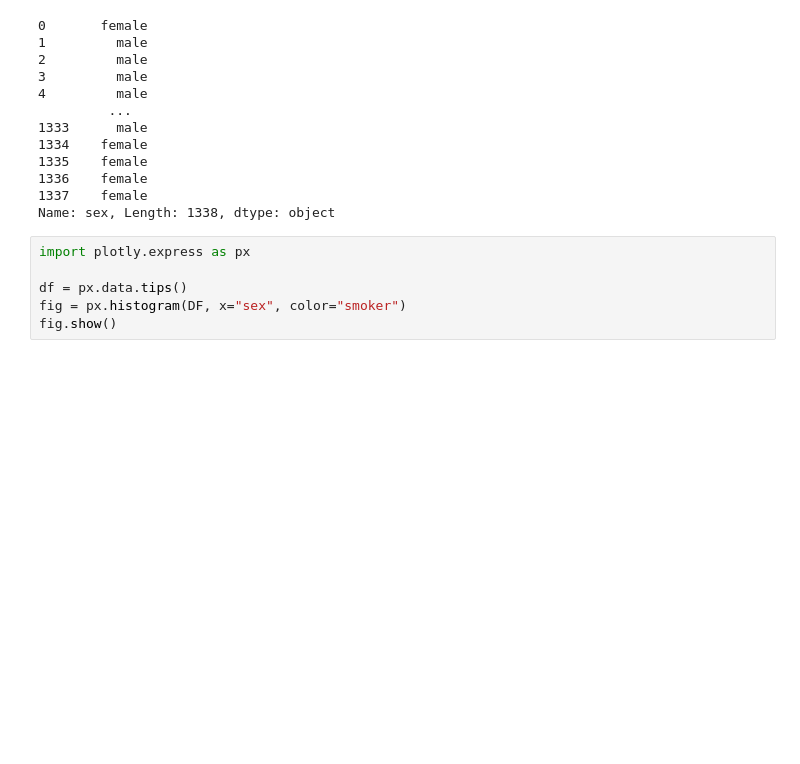
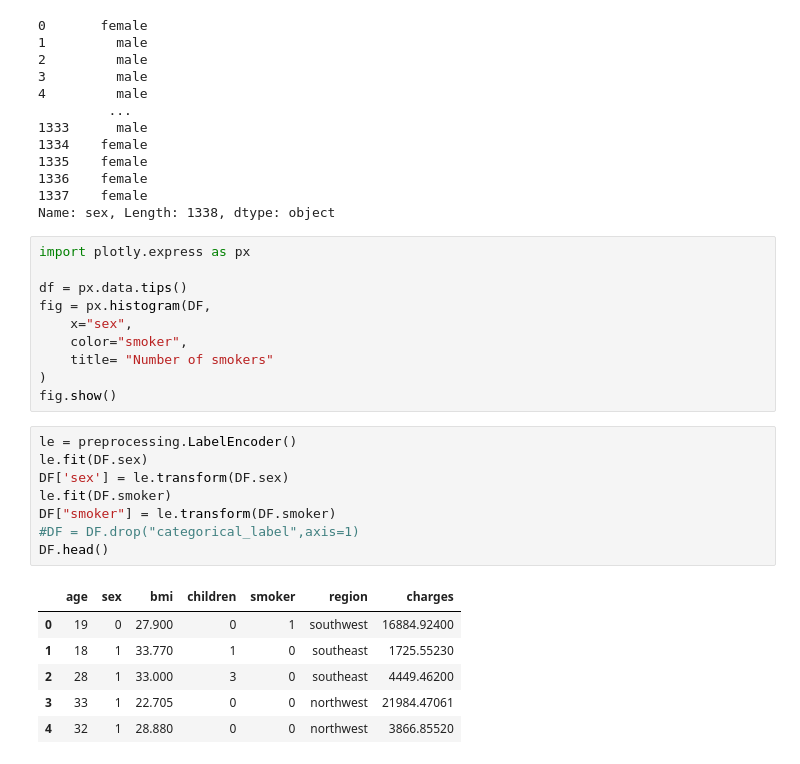
Before and after one commit to BanuelosCarlos/Health-insurance-predicition, a Jupyter notebook: Health_insurance.ipynb, the cells around one changed output. Cells and saved outputs as stored; diff of their text form; blank space fills up the shorter version.

```diff
--- a/Health_insurance.ipynb
+++ b/Health_insurance.ipynb
@@ -60,5 +61,24 @@ Name: sex, Length: 1338, dtype: object
 import plotly.express as px
 
 df = px.data.tips()
-fig = px.histogram(DF, x="sex", color="smoker")
+fig = px.histogram(DF,
+    x="sex",
+    color="smoker",
+    title= "Number of smokers"
+)
 fig.show()
+# %%
+le = preprocessing.LabelEncoder()
+le.fit(DF.sex)
+DF['sex'] = le.transform(DF.sex)
+le.fit(DF.smoker)
+DF["smoker"] = le.transform(DF.smoker)
+#DF = DF.drop("categorical_label",axis=1)
+DF.head()
+# %% [output]
+|  | age | sex | bmi | children | smoker | region | charges |
+| 0 | 19 | 0 | 27.900 | 0 | 1 | southwest | 16884.92400 |
+| 1 | 18 | 1 | 33.770 | 1 | 0 | southeast | 1725.55230 |
+| 2 | 28 | 1 | 33.000 | 3 | 0 | southeast | 4449.46200 |
+| 3 | 33 | 1 | 22.705 | 0 | 0 | northwest | 21984.47061 |
+| 4 | 32 | 1 | 28.880 | 0 | 0 | northwest | 3866.85520 |
```
Also changed, not shown: parts of 2 cells of this notebook.
